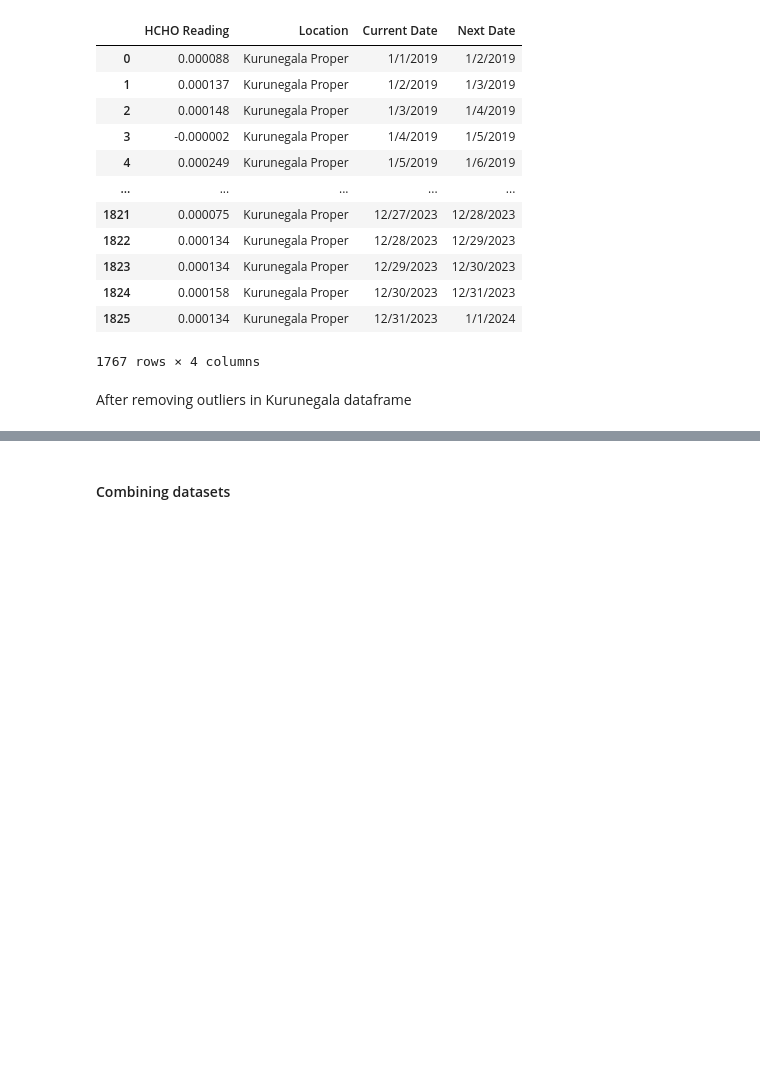
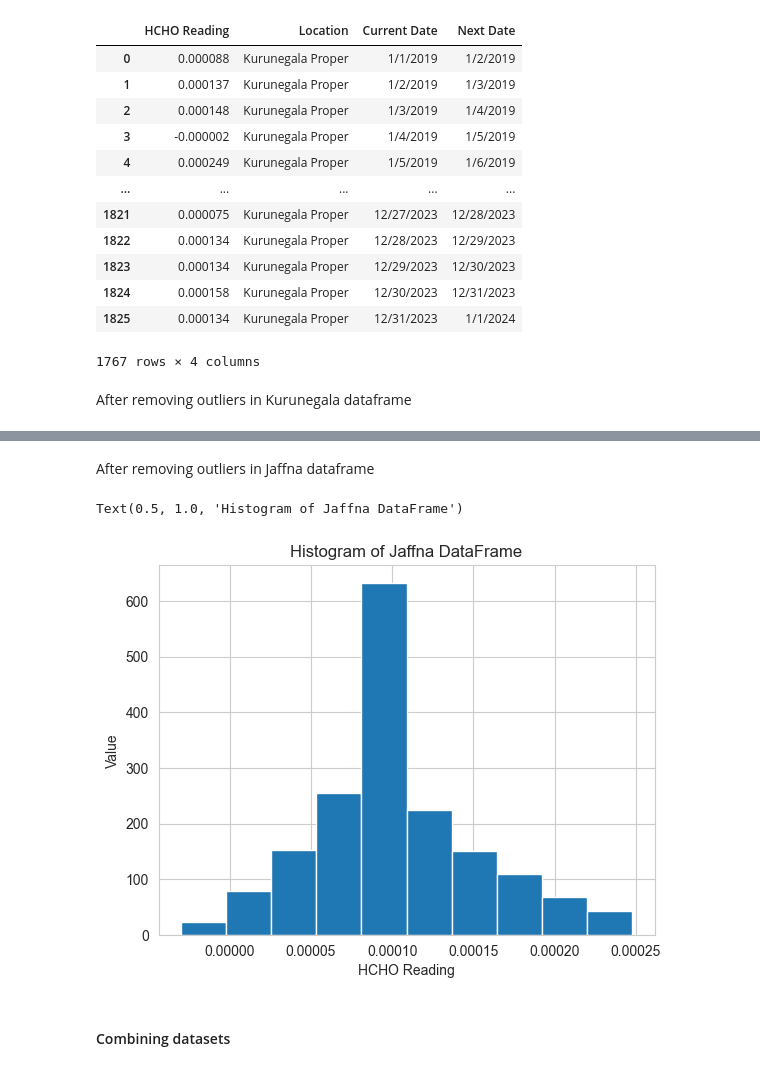
Before and after one commit to DeelakaDias/Analyzing-HCHO-Gas-Level-in-Sri-Lanka, a Jupyter notebook: Data Engineering CW.ipynb, the cells around one changed output, grey strips where cells are left out. Drawn from its saved outputs; the diff is of its cells as text; code cells hidden in the pictures; blank space fills up the shorter version.

```diff
--- a/Data Engineering CW.ipynb
+++ b/Data Engineering CW.ipynb
@@ -590,3 +1404,13 @@ Text(0.5, 1.0, 'Histogram of Kurunegala DataFrame')
+# %% [markdown]
+After removing outliers in Jaffna dataframe
+# %%
+plt.hist(new_jaffna_df['HCHO Reading'])
+plt.xlabel('HCHO Reading')
+plt.ylabel('Value')
+plt.title('Histogram of Jaffna DataFrame')
+# %% [output]
+Text(0.5, 1.0, 'Histogram of Jaffna DataFrame')
+[figure, added]
 # %% [markdown]
 #### Combining datasets
 # %%
```
Also changed, not shown: parts of 94 cells of this notebook.
